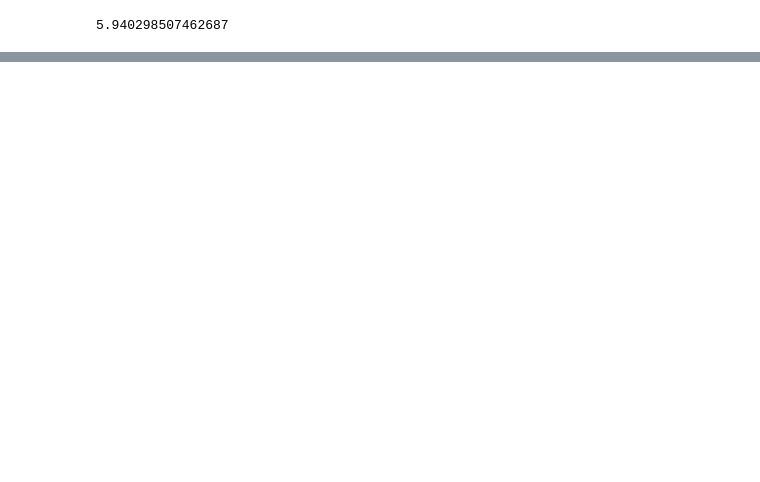
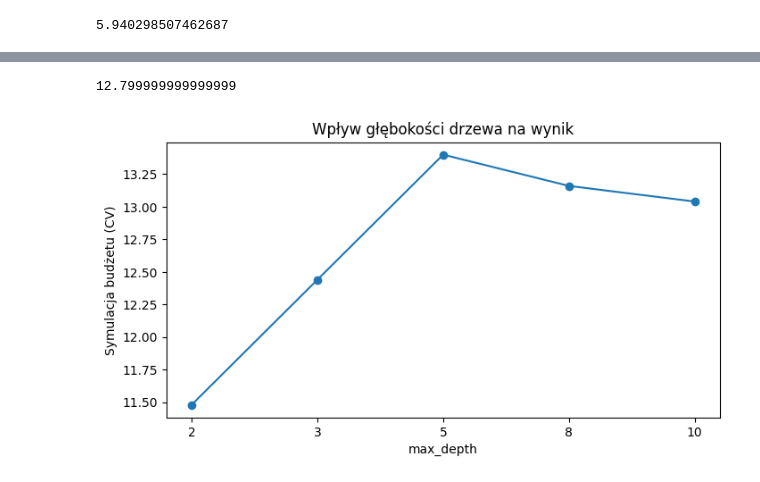
Before and after one commit to Zajecia-na-PWr-LR/lista-4-projekt-grupowy-lematy, a Jupyter notebook: drzewo_decyzyjne.ipynb, the cells around one changed output, grey strips where cells are left out. Saved outputs shown, nothing was run; the diff lists cells and outputs as text; code cells hidden in the pictures; blank space fills up the shorter version.

```diff
--- a/drzewo_decyzyjne.ipynb
+++ b/drzewo_decyzyjne.ipynb
@@ -86,0 +131,22 @@ print(baseline)
+# %%
+import numpy as np
+best_alpha = a[np.argmax(s)]
+clf_pruned = DecisionTreeClassifier(ccp_alpha=best_alpha, random_state=42)
+clf_pruned.fit(X_train, y_train)
+y_pred_pruned = clf_pruned.predict(X_test)
+print(symulacja_budzetu(y_test, clf_pruned.predict_proba(X_test)[:, 1]))
+# %% [output]
+12.799999999999999
+# %%
+results = pd.DataFrame(grid.cv_results_)
+depth_results = results.groupby('param_max_depth')['mean_test_score'].max().reset_index()
+depth_results['param_max_depth'] = depth_results['param_max_depth'].astype(str)
+
+plt.figure(figsize=(8, 4))
+plt.plot(depth_results['param_max_depth'], depth_results['mean_test_score'], marker='o')
+plt.xlabel('max_depth')
+plt.ylabel('Symulacja budżetu (CV)')
+plt.title('Wpływ głębokości drzewa na wynik')
+plt.show()
+# %% [output]
+[figure, added]
```
Also changed, not shown: parts of 8 cells of this notebook, 1 other file.
